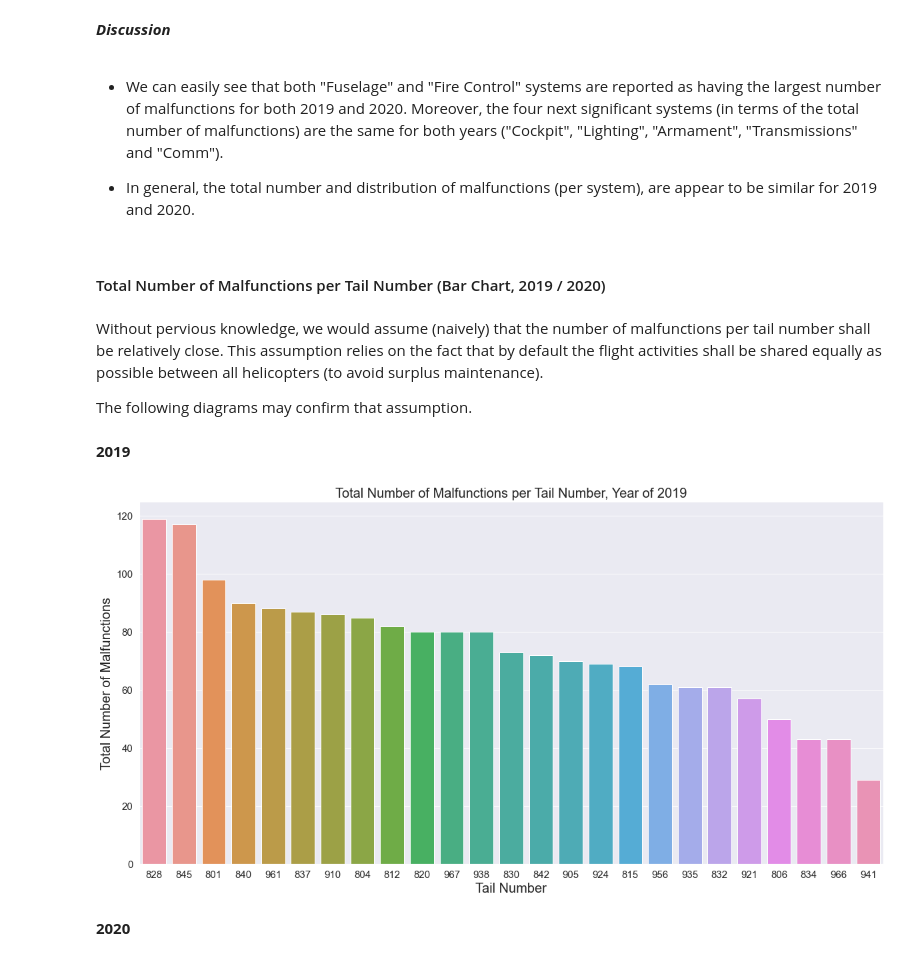
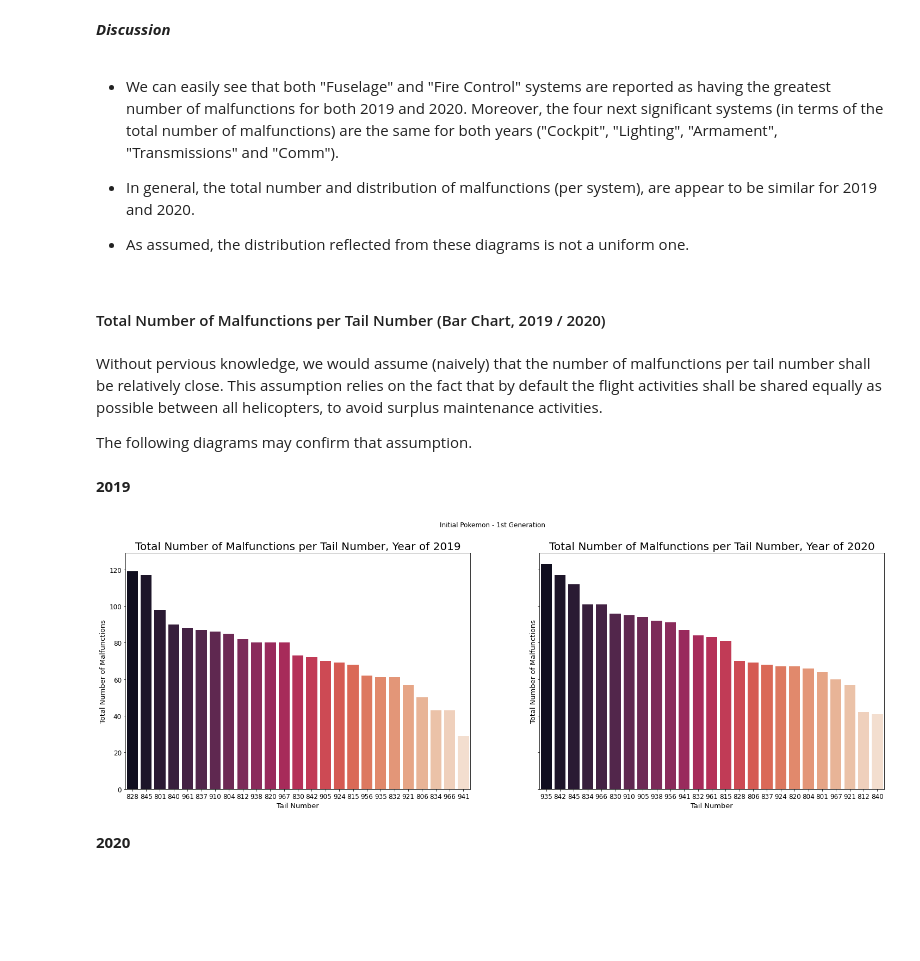
Before and after one commit to elront/Data_Sceince_Project, a Jupyter notebook: Data_science_workshop_project.ipynb, the cells around one changed output. Saved outputs shown, nothing was run; the diff lists cells and outputs as text; code cells hidden in the pictures; blank space fills up the shorter version.

```diff
--- a/Data_science_workshop_project.ipynb
+++ b/Data_science_workshop_project.ipynb
@@ -1421,25 +1433,41 @@ b.tick_params(labelsize = 10)
 # %% [markdown]
 ***Discussion***
 # %% [markdown]
-* We can easily see that both "Fuselage" and "Fire Control" systems are reported as having the largest number of malfunctions for both 2019 and 2020. Moreover, the four next significant systems (in terms of the total number of malfunctions) are the same for both years ("Cockpit", "Lighting", "Armament", "Transmissions" and "Comm").
+* We can easily see that both "Fuselage" and "Fire Control" systems are reported as having the greatest number of malfunctions for both 2019 and 2020. Moreover, the four next significant systems (in terms of the total number of malfunctions) are the same for both years ("Cockpit", "Lighting", "Armament", "Transmissions" and "Comm").
 
 * In general, the total number and distribution of malfunctions (per system), are appear to be similar for 2019 and 2020.
+* As assumed, the distribution reflected from these diagrams is not a uniform one.
 # %% [markdown]
 #### Total Number of Malfunctions per Tail Number (Bar Chart, 2019 / 2020)
 # %% [markdown]
-Without pervious knowledge, we would assume (naively) that the number of malfunctions per tail number shall be relatively close. This assumption relies on the fact that by default the flight activities shall be shared equally as possible between all helicopters (to avoid surplus maintenance).
+Without pervious knowledge, we would assume (naively) that the number of malfunctions per tail number shall be relatively close. This assumption relies on the fact that by default the flight activities shall be shared equally as possible between all helicopters, to avoid surplus maintenance activities.
 
 The following diagrams may confirm that assumption.
 # %% [markdown]
 **2019**
 # %%
-plt.figure(figsize=(20, 10))
-b = sns.countplot(x = 'Tail Number', data = malf_df_2019, order = malf_df_2019['Tail Number'].value_counts().index)
-b.axes.set_title("Total Number of Malfunctions per Tail Number, Year of 2019",fontsize = 20)
-b.set_xlabel("Tail Number",fontsize = 20)
-b.set_ylabel("Total Number of Malfunctions",fontsize = 20)
-b.tick_params(labelsize = 15)
+fig, axes = plt.subplots(1, 2, figsize=(25, 8), sharey=True)
+fig.suptitle('Initial Pokemon - 1st Generation')
+
+plot_2019 = sns.countplot(ax=axes[0],
+                   x = 'Tail Number',
+                  data = malf_df_2019,
+                  order = malf_df_2019['Tail Number'].value_counts().index,
+                  palette="rocket")
+plot_2019.axes.set_title("Total Number of Malfunctions per Tail Number, Year of 2019",fontsize = 20)
+plot_2019.set_xlabel("Tail Number",fontsize = 13)
+plot_2019.set_ylabel("Total Number of Malfunctions",fontsize = 13)
+plot_2019.tick_params(labelsize = 12)
+
+plot_2020 = sns.countplot(x = 'Tail Number',
+                  data = malf_df_2020,
+                  order = malf_df_2020['Tail Number'].value_counts().index,
+                  palette="rocket")
+plot_2020.axes.set_title("Total Number of Malfunctions per Tail Number, Year of 2020",fontsize = 20)
+plot_2020.set_xlabel("Tail Number",fontsize = 13)
+plot_2020.set_ylabel("Total Number of Malfunctions",fontsize = 13)
+plot_2020.tick_params(labelsize = 12)
 # %% [output]
-[figure, old version]
+[figure, new version]
 # %% [markdown]
 **2020**
```
Also changed, not shown: parts of 33 cells of this notebook.
